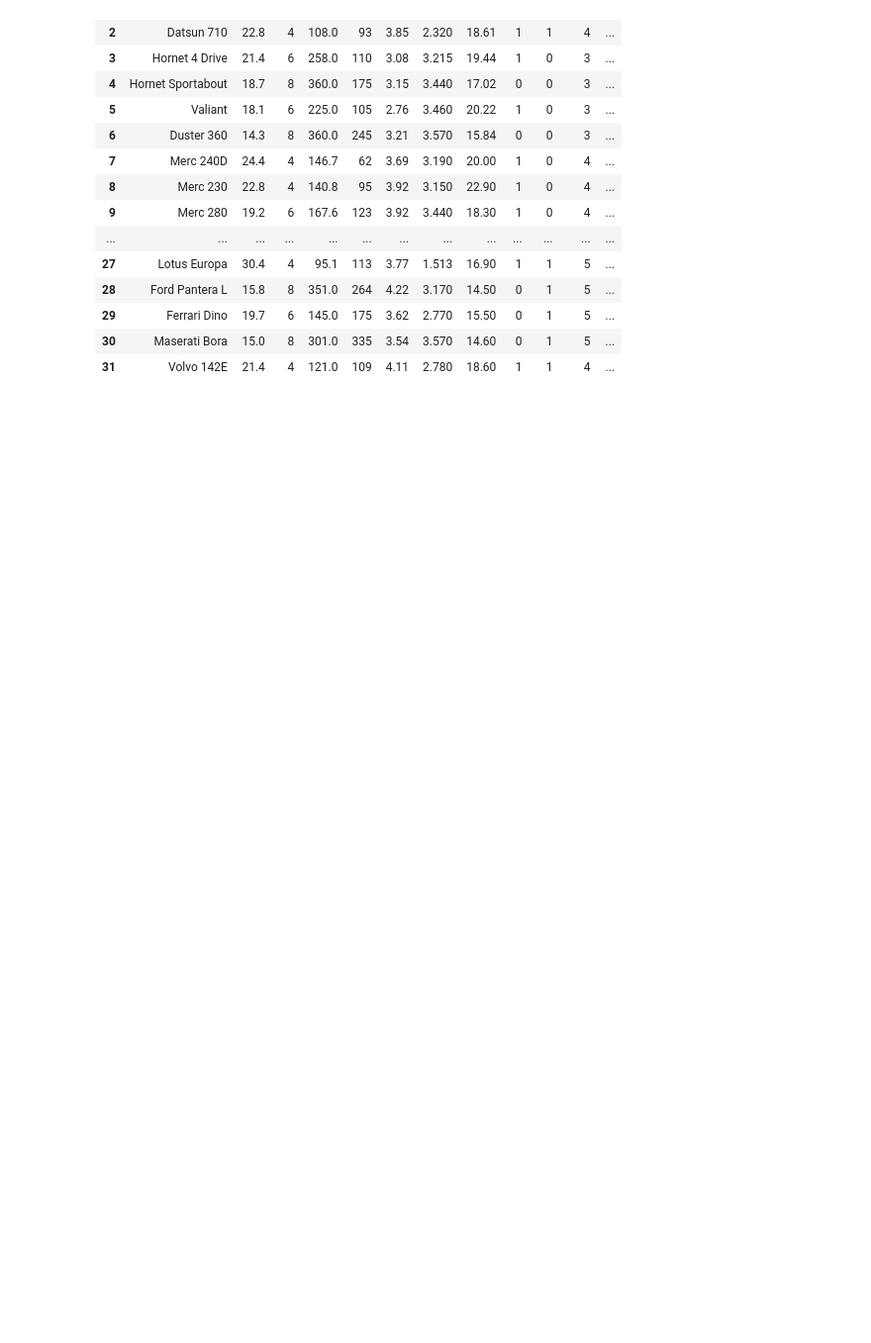
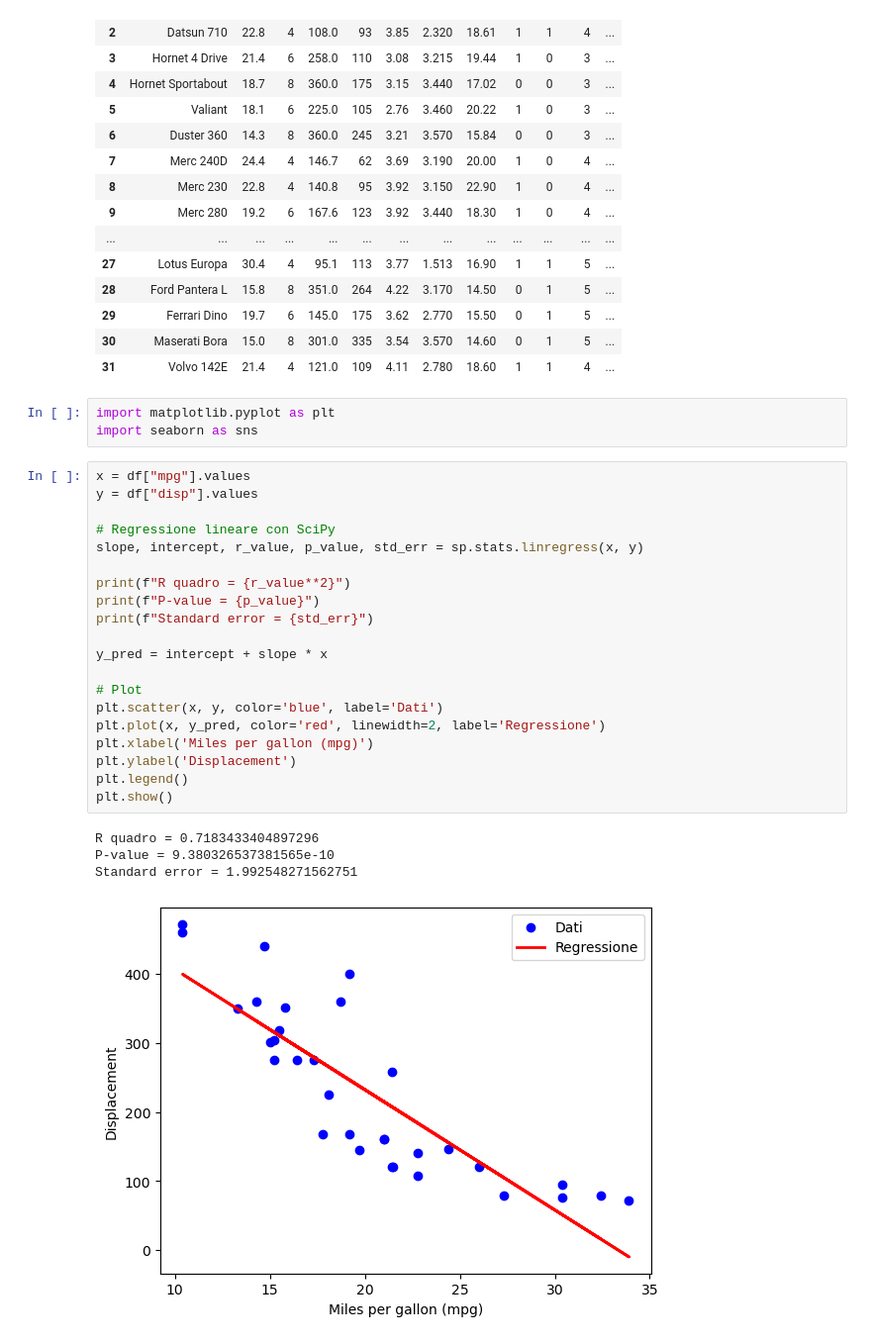
Before and after one commit to Blaz05/ProgrammingLab2, a Jupyter notebook: 6_Esercizi_lez_6.ipynb, the cells around one changed output. Shown at 99% size. Drawn from its saved outputs; the diff is of its cells as text; blank space fills up the shorter version.

```diff
--- a/6_Esercizi_lez_6.ipynb
+++ b/6_Esercizi_lez_6.ipynb
@@ -100,3 +131,31 @@ df
 | 29 | Ferrari Dino | 19.7 | 6 | 145.0 | 175 | 3.62 | 2.770 | 15.50 | 0 | 1 | 5 | ... |
 | 30 | Maserati Bora | 15.0 | 8 | 301.0 | 335 | 3.54 | 3.570 | 14.60 | 0 | 1 | 5 | ... |
 | 31 | Volvo 142E | 21.4 | 4 | 121.0 | 109 | 4.11 | 2.780 | 18.60 | 1 | 1 | 4 | ... |
+# %%
+import matplotlib.pyplot as plt
+import seaborn as sns
+# %%
+x = df["mpg"].values
+y = df["disp"].values
+
+# Regressione lineare con SciPy
+slope, intercept, r_value, p_value, std_err = sp.stats.linregress(x, y)
+
+print(f"R quadro = {r_value**2}")
+print(f"P-value = {p_value}")
+print(f"Standard error = {std_err}")
+
+y_pred = intercept + slope * x
+
+# Plot
+plt.scatter(x, y, color='blue', label='Dati')
+plt.plot(x, y_pred, color='red', linewidth=2, label='Regressione')
+plt.xlabel('Miles per gallon (mpg)')
+plt.ylabel('Displacement')
+plt.legend()
+plt.show()
+# %% [output]
+R quadro = 0.7183433404897296
+P-value = 9.380326537381565e-10
+Standard error = 1.992548271562751
+[figure, added]
```
Also changed, not shown: parts of 7 cells of this notebook.
